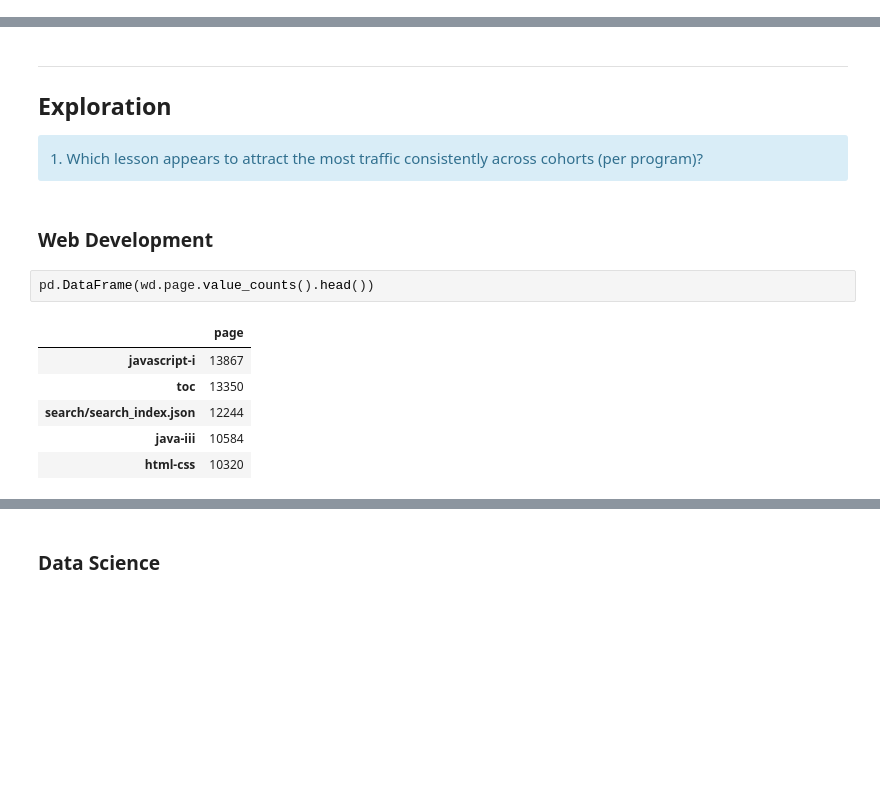
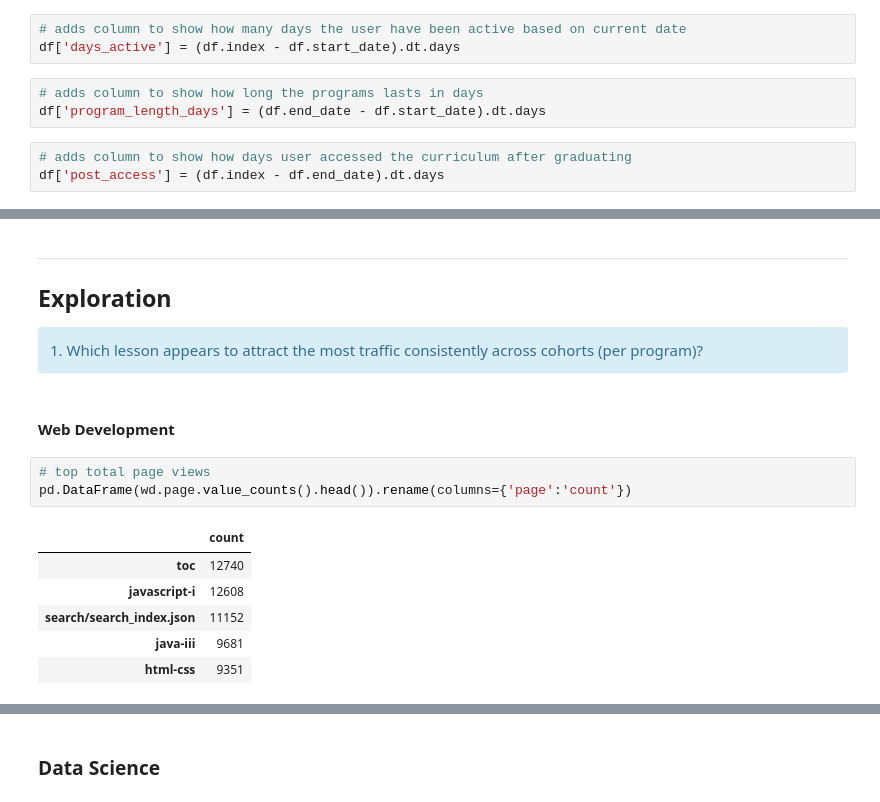
Before and after one commit to Brandon-Martinez27/anomaly_detection_project, a Jupyter notebook: curriculum_access_logs_workbook.ipynb, the cells around one changed output, grey strips where cells are left out. Drawn from its saved outputs; the diff is of its cells as text; blank space fills up the shorter version.

```diff
--- a/curriculum_access_logs_workbook.ipynb
+++ b/curriculum_access_logs_workbook.ipynb
@@ -51,0 +57,9 @@ df, no_id = wrangle_logs()
+# %%
+# adds column to show how many days the user have been active based on current date
+df['days_active'] = (df.index - df.start_date).dt.days
+# %%
+# adds column to show how long the programs lasts in days
+df['program_length_days'] = (df.end_date - df.start_date).dt.days
+# %%
+# adds column to show how days user accessed the curriculum after graduating
+df['post_access'] = (df.index - df.end_date).dt.days
@@ -119,13 +145,14 @@ wd = df[df.program_id != 3]
 
 <div class="alert alert-block alert-info">1. Which lesson appears to attract the most traffic consistently across cohorts (per program)?</div>
 # %% [markdown]
-### Web Development
+#### Web Development
 # %%
-pd.DataFrame(wd.page.value_counts().head())
+# top total page views
+pd.DataFrame(wd.page.value_counts().head()).rename(columns={'page':'count'})
 # %% [output]
-|  | page |
-| javascript-i | 13867 |
-| toc | 13350 |
-| search/search_index.json | 12244 |
-| java-iii | 10584 |
-| html-css | 10320 |
+|  | count |
+| toc | 12740 |
+| javascript-i | 12608 |
+| search/search_index.json | 11152 |
+| java-iii | 9681 |
+| html-css | 9351 |
```
Also changed, not shown: parts of 60 cells of this notebook, 1 other file.
